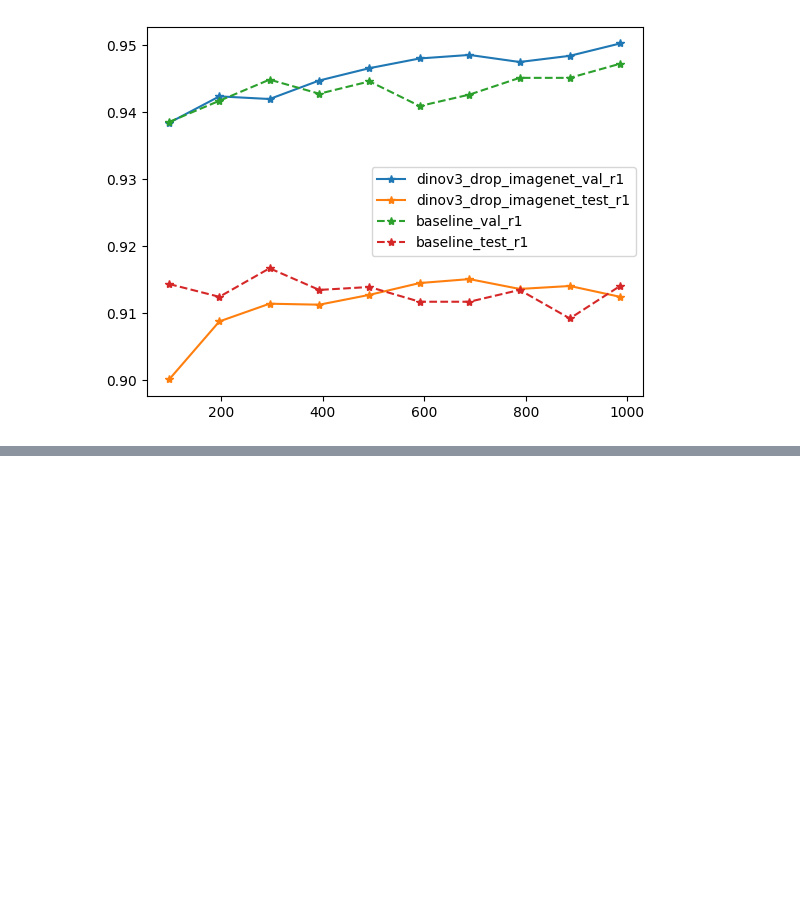
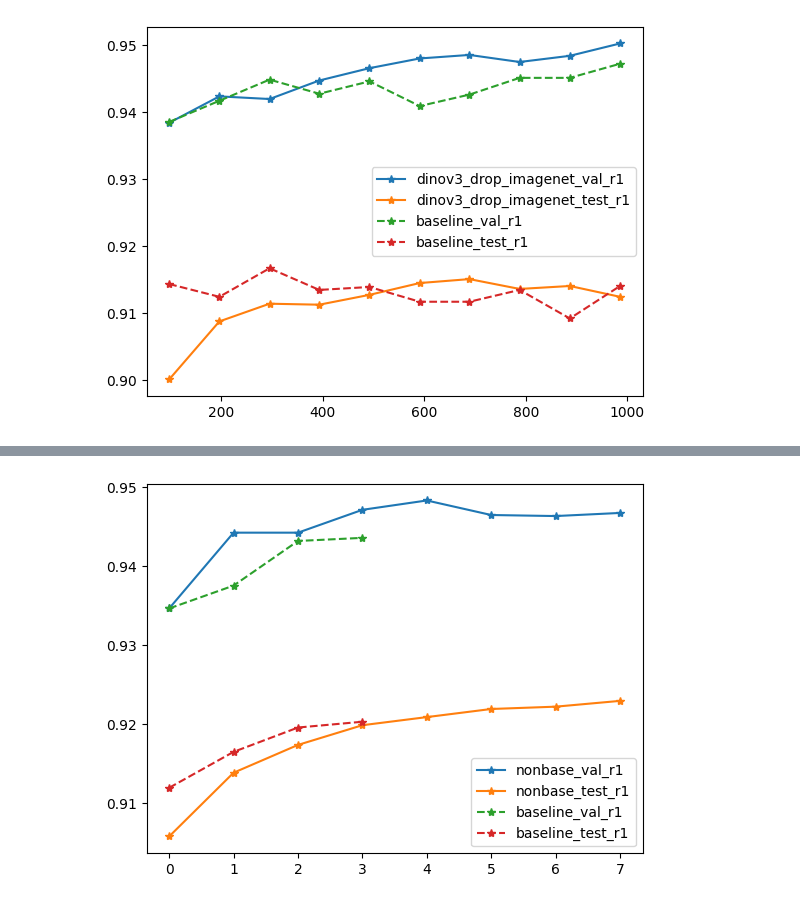
Before and after one commit to L4rralde/salad_results, a Jupyter notebook: dinov3_salad_charts.ipynb, the cells around one changed output, grey strips where cells are left out. Saved outputs shown, nothing was run; the diff lists cells and outputs as text; code cells hidden in the pictures; blank space fills up the shorter version.

```diff
--- a/dinov3_salad_charts.ipynb
+++ b/dinov3_salad_charts.ipynb
@@ -242,0 +289,6 @@ plt.legend()
+# %%
+dinov3_block10_high = logs['dinov3_block10_high']
+
+plot_against(baseline_batch_60, dinov3_block10_high)
+# %% [output]
+[figure, added]
```
Also changed, not shown: parts of 5 cells of this notebook, 10 other files.
